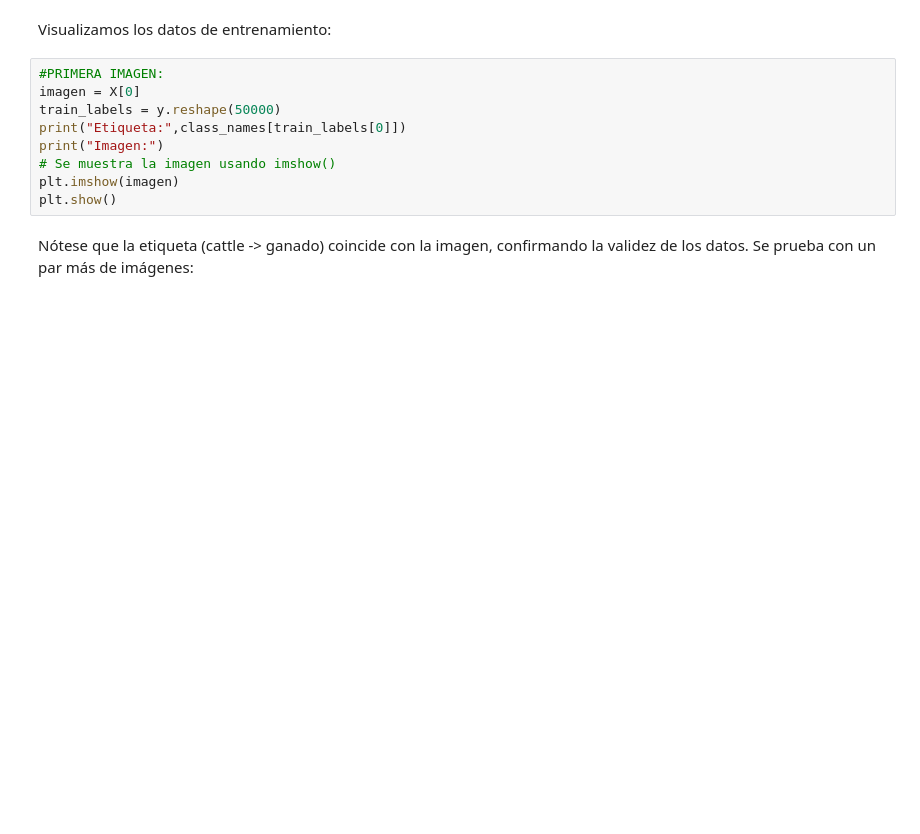
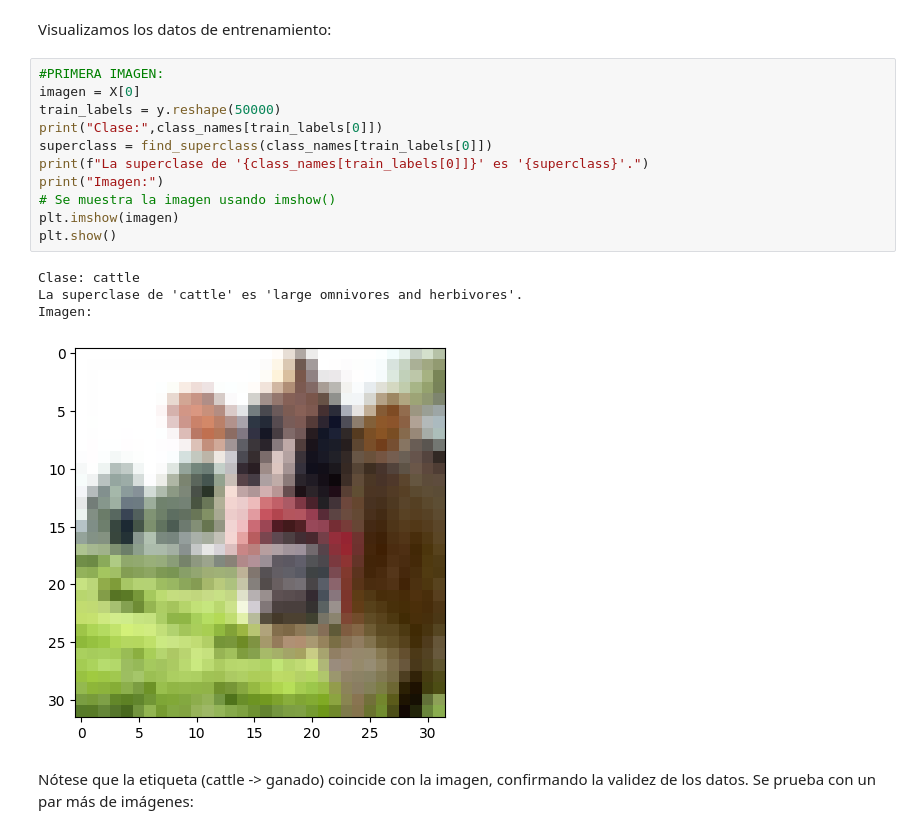
Before and after one commit to 9105507/APRENDIZAJE_AUTOMATICO_23_24, a Jupyter notebook: AA_PRACTICA3_GRUPO_7.ipynb, the cells around one changed output. Cells and saved outputs as stored; diff of their text form; blank space fills up the shorter version.

```diff
--- a/AA_PRACTICA3_GRUPO_7.ipynb
+++ b/AA_PRACTICA3_GRUPO_7.ipynb
@@ -266,12 +277,19 @@ Visualizamos los datos de entrenamiento:
 # %%
 #PRIMERA IMAGEN:
 imagen = X[0]
 train_labels = y.reshape(50000)
-print("Etiqueta:",class_names[train_labels[0]])
+print("Clase:",class_names[train_labels[0]])
+superclass = find_superclass(class_names[train_labels[0]])
+print(f"La superclase de '{class_names[train_labels[0]]}' es '{superclass}'.")
 print("Imagen:")
 # Se muestra la imagen usando imshow()
 plt.imshow(imagen)
 plt.show()
+# %% [output]
+Clase: cattle
+La superclase de 'cattle' es 'large omnivores and herbivores'.
+Imagen:
+[figure, added]
 # %% [markdown]
 Nótese que la etiqueta (cattle -> ganado) coincide con la imagen, confirmando la validez de los datos. Se prueba con un par más de imágenes:
 # %%
```
Also changed, not shown: parts of 16 cells of this notebook.
